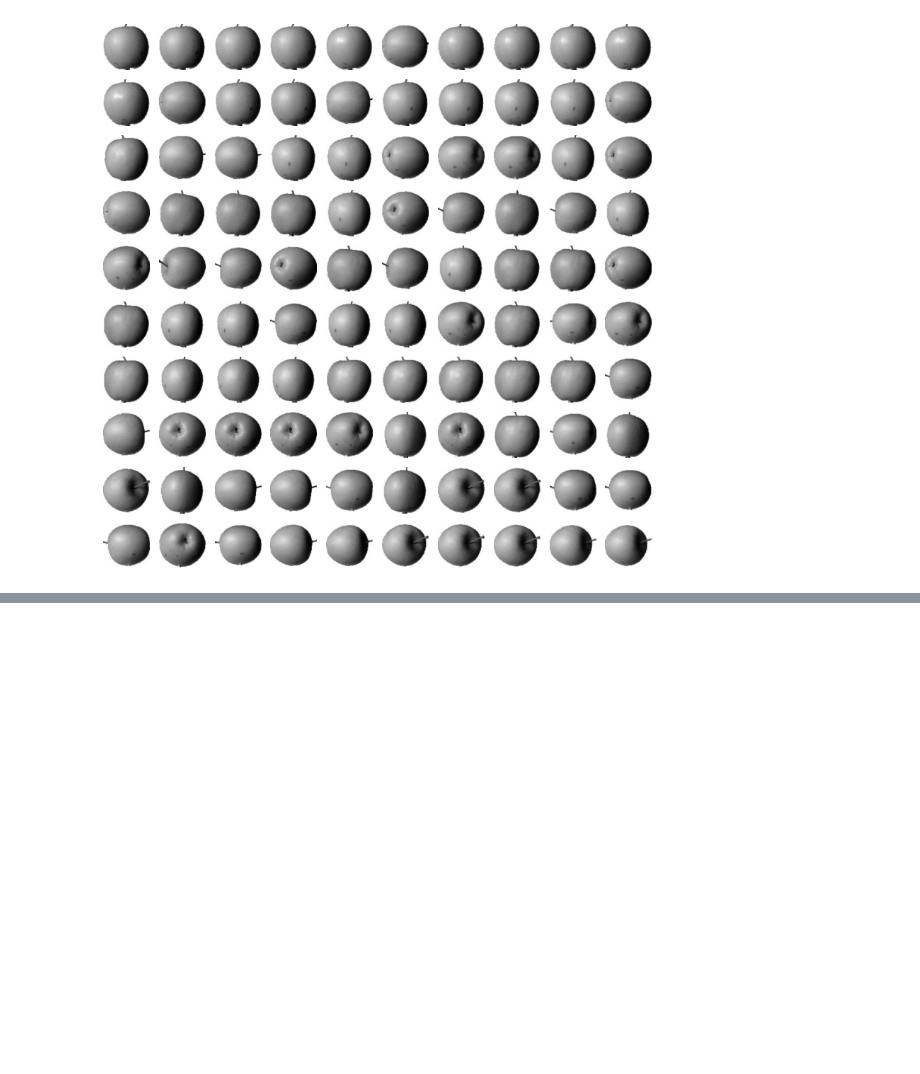
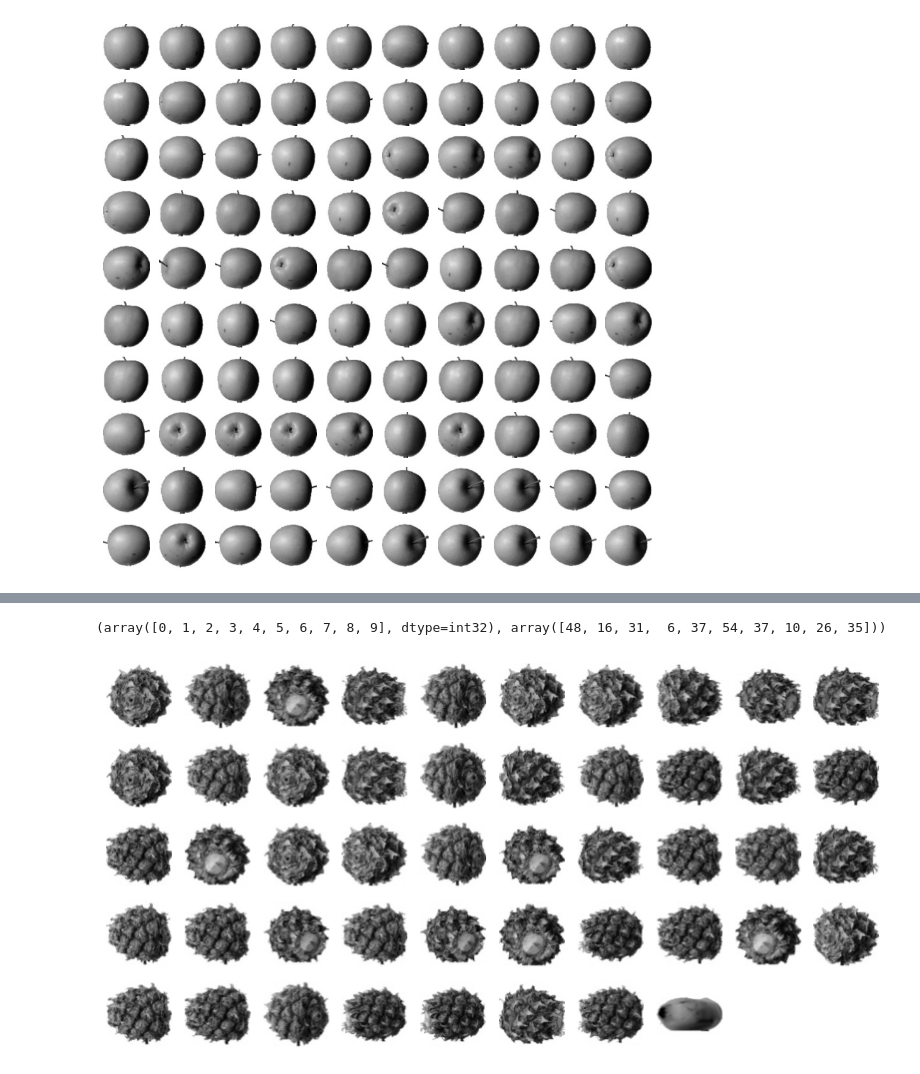
Before and after one commit to qwer1234566666/kuBig2025, a Jupyter notebook: ml_dl_python/a16_kmean.ipynb, the cells around one changed output, grey strips where cells are left out. Saved outputs shown, nothing was run; the diff lists cells and outputs as text; code cells hidden in the pictures; blank space fills up the shorter version.

```diff
--- a/ml_dl_python/a16_kmean.ipynb
+++ b/ml_dl_python/a16_kmean.ipynb
@@ -90,3 +90,9 @@ for i in range(10):
 plt.show()
 # %% [output]
 [figure]
+# %%
+fruits_2d = fruits.reshape(300, 100 * 100)
+from sklearn.cluster import KMeans
+
+km = KMeans(n_clusters=10, random_state=42)
+km.fit(fruits_2d)
@@ -92,0 +114,24 @@ plt.show()
+# %%
+import numpy as np
+
+print(np.unique(km.labels_, return_counts=True))
+# %% [output]
+(array([0, 1, 2, 3, 4, 5, 6, 7, 8, 9], dtype=int32), array([48, 16, 31,  6, 37, 54, 37, 10, 26, 35]))
+# %%
+def draw_fruits(arr: np.ndarray, ratio=1):
+    n = len(arr)
+    rows = int(np.ceil(n / 10))
+    cols = n if rows < 2 else 10
+    fig, axs = plt.subplots(
+        rows, cols, figsize=(cols * ratio, rows * ratio), squeeze=False
+    )
+    for i in range(rows):
+        for j in range(cols):
+            if i * 10 + j < n:
+                axs[i, j].imshow(arr[i * 10 + j], cmap="gray_r")
+            axs[i, j].axis("off")
+    plt.show()
+# %%
+draw_fruits(fruits[km.labels_ == 0])
+# %% [output]
+[figure, added]
```
Also changed, not shown: parts of 6 cells of this notebook, 3 other files.
